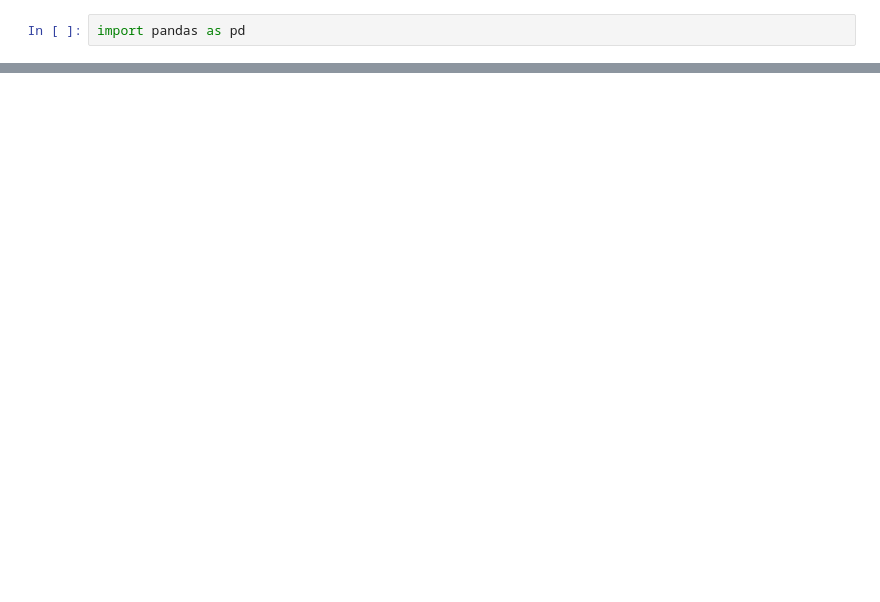
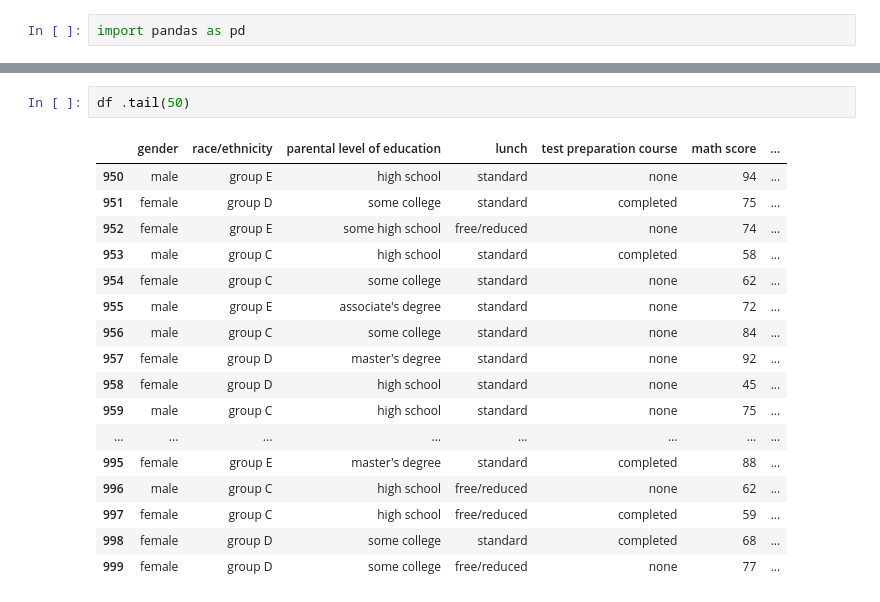
Before and after one commit to kashif-1310/test1, a Jupyter notebook: Untitled1.ipynb, the cells around one changed output, grey strips where cells are left out. Saved outputs shown, nothing was run; the diff lists cells and outputs as text; blank space fills up the shorter version.

```diff
--- a/Untitled1.ipynb
+++ b/Untitled1.ipynb
@@ -49,0 +46,20 @@ memory usage: 93.9+ KB
+# %%
+df .tail(50)
+# %% [output]
+|  | gender | race/ethnicity | parental level of education | lunch | test preparation course | math score | ... |
+| 950 | male | group E | high school | standard | none | 94 | ... |
+| 951 | female | group D | some college | standard | completed | 75 | ... |
+| 952 | female | group E | some high school | free/reduced | none | 74 | ... |
+| 953 | male | group C | high school | standard | completed | 58 | ... |
+| 954 | female | group C | some college | standard | none | 62 | ... |
+| 955 | male | group E | associate's degree | standard | none | 72 | ... |
+| 956 | male | group C | some college | standard | none | 84 | ... |
+| 957 | female | group D | master's degree | standard | none | 92 | ... |
+| 958 | female | group D | high school | standard | none | 45 | ... |
+| 959 | male | group C | high school | standard | none | 75 | ... |
+| ... | ... | ... | ... | ... | ... | ... | ... |
+| 995 | female | group E | master's degree | standard | completed | 88 | ... |
+| 996 | male | group C | high school | free/reduced | none | 62 | ... |
+| 997 | female | group C | high school | free/reduced | completed | 59 | ... |
+| 998 | female | group D | some college | standard | completed | 68 | ... |
+| 999 | female | group D | some college | free/reduced | none | 77 | ... |
```
Also changed, not shown: parts of 4 cells of this notebook.
